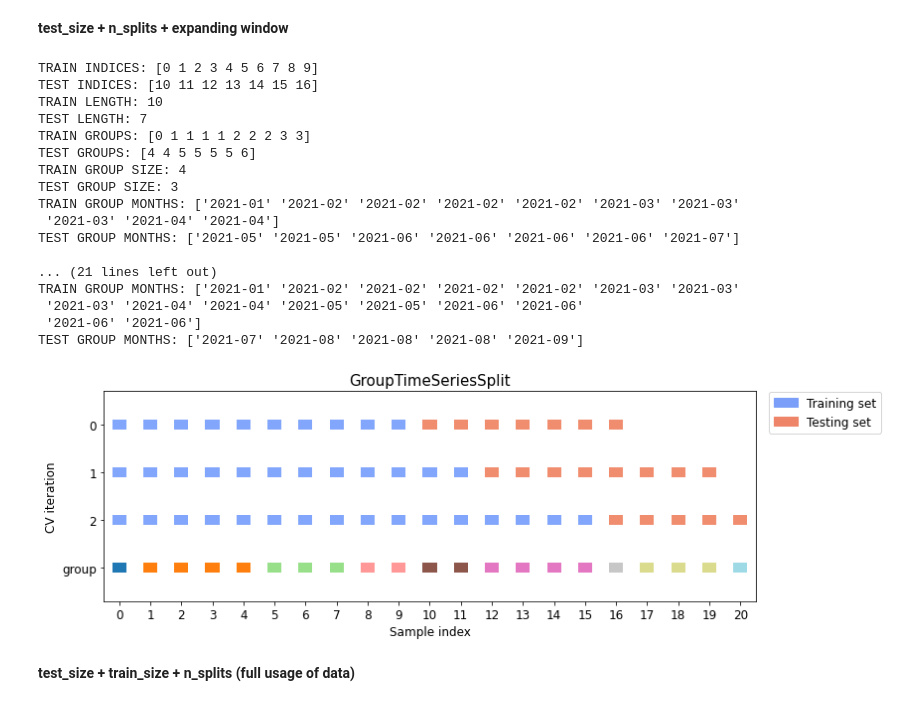
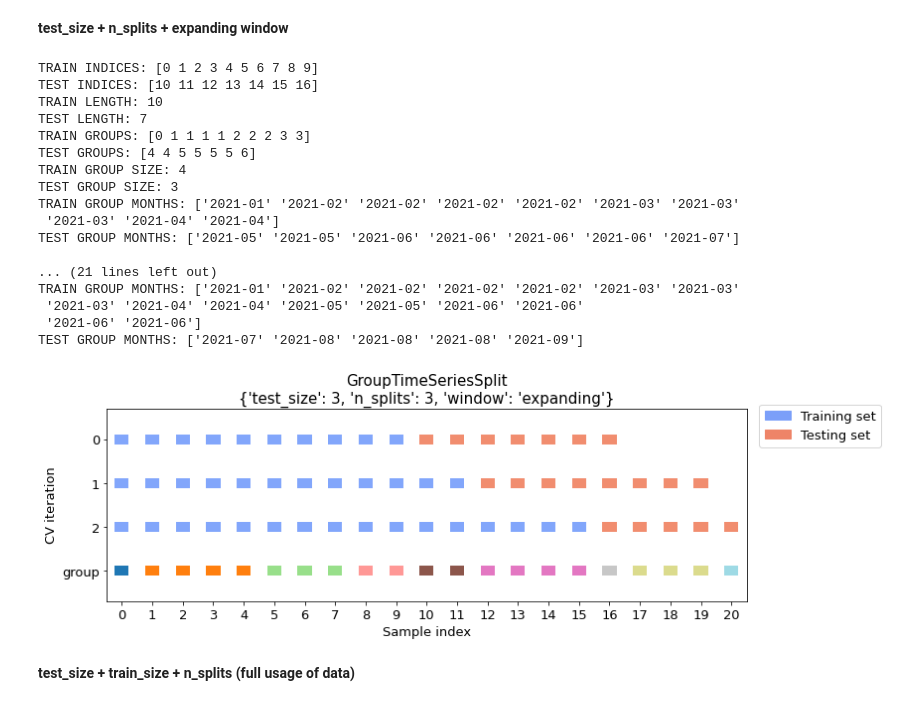
Before and after one commit to labdmitriy/ml-lab, a Jupyter notebook: notebooks/GroupTimeSeriesSplit.ipynb, the cells around one changed output. Cells and saved outputs as stored; diff of their text form; code cells hidden in the pictures.

```diff
--- a/notebooks/GroupTimeSeriesSplit.ipynb
+++ b/notebooks/GroupTimeSeriesSplit.ipynb
@@ -16,6 +16,8 @@ from matplotlib.ticker import MaxNLocator
 from ml_lab.model_selection import GroupTimeSeriesSplit
 # %%
 RANDOM_STATE = 42
+
+IMAGES_PATH = Path('../images')
 # %% [markdown]
 ## Prepare sample data
 # %% [markdown]
@@ -93,9 +95,14 @@ def test_cv(X, y, groups, **cv_args):
         print('TEST GROUP MONTHS:', X.index[test_idx].values)
         print()
 # %%
-def plot_cv_indices(cv, X, y, groups, ax, n_splits, cmap_data, cmap_cv, lw=10):
+def plot_cv_indices(cv, X, y, groups, n_splits,
+                    image_file_path=None):
     """Create a sample plot for indices of a cross-validation object."""
 
+    fig, ax = plt.subplots(figsize=(12, 4))
+    cmap_data = plt.cm.tab20
+    cmap_cv = plt.cm.coolwarm
+    lw = 10
     marker_size = 200
 
     for split_idx, (train_idx, test_idx) in enumerate(cv.split(X=X, y=y, groups=groups)):
@@ -132,37 +139,35 @@ def plot_cv_indices(cv, X, y, groups, ax, n_splits, cmap_data, cmap_cv, lw=10):
         [Patch(color=cmap_cv(0.2)), Patch(color=cmap_cv(0.8))],
         ["Training set", "Testing set"],
         loc=(1.02, 0.8),
-        fontsize=12
+        fontsize=13
     )
 
-    ax.set_title("{}".format(type(cv).__name__), fontsize=15)
+    ax.set_title('{}\n{}'.format(type(cv).__name__, cv_args), fontsize=15)
     ax.xaxis.set_major_locator(MaxNLocator(min_n_ticks=len(X), integer=True))
-    ax.set_xlabel(xlabel='Sample index', fontsize=12)
-    ax.set_ylabel(ylabel='CV iteration', fontsize=12)
-    ax.tick_params(axis='both', which='major', labelsize=12)
-    ax.tick_params(axis='both', which='minor', labelsize=12)
+    ax.set_xlabel(xlabel='Sample index', fontsize=13)
+    ax.set_ylabel(ylabel='CV iteration', fontsize=13)
+    ax.tick_params(axis='both', which='major', labelsize=13)
+    ax.tick_params(axis='both', which='minor', labelsize=13)
 
     plt.tight_layout()
+    if image_file_path:
+        plt.savefig(image_file_path, bbox_inches='tight')
     plt.show()
 
-def plot_cv(X, y, groups, **cv_args):
+def plot_cv(X, y, groups, image_file_path=None, **cv_args):
     cv = GroupTimeSeriesSplit(**cv_args)
     cv._n_groups = len(np.unique(groups))
     cv._calculate_split_params()
     n_splits = cv.n_splits
 
-    fig, axes = plt.subplots(figsize=(12, 4))
-    cmap_data = plt.cm.tab20
-    cmap_cv = plt.cm.coolwarm
-    plot_cv_indices(cv, X, y, groups, axes, n_splits,
-                    cmap_data, cmap_cv)
+    plot_cv_indices(cv, X, y, groups, n_splits,
+                    image_file_path=image_file_path)
 # %% [markdown]
 ## Check train/test split
 # %%
 cv_args = {
     'test_size': 3,
-    'n_splits': 1,
-    'gap': 0
+    'n_splits': 1
 }
 # %%
 test_cv(X, y, groups, **cv_args)
@@ -456,31 +471,33 @@ TEST GROUP MONTHS: ['2021-07' '2021-08' '2021-08' '2021-08' '2021-09']
 # %%
 cv_args = {
     'test_size': 3,
     'n_splits': 3,
     'window': 'expanding'
 }
 
 test_cv(X_train, y_train, groups_train, **cv_args)
-plot_cv(X_train, y_train, groups_train, **cv_args)
+plot_cv(X_train, y_train, groups_train,
+        image_file_path=IMAGES_PATH/'test_size_n_splits_expanding_window_cv.png',
+        **cv_args)
 # %% [output]
 TRAIN INDICES: [0 1 2 3 4 5 6 7 8 9]
 TEST INDICES: [10 11 12 13 14 15 16]
 TRAIN LENGTH: 10
 TEST LENGTH: 7
 TRAIN GROUPS: [0 1 1 1 1 2 2 2 3 3]
 TEST GROUPS: [4 4 5 5 5 5 6]
 TRAIN GROUP SIZE: 4
 TEST GROUP SIZE: 3
 TRAIN GROUP MONTHS: ['2021-01' '2021-02' '2021-02' '2021-02' '2021-02' '2021-03' '2021-03'
  '2021-03' '2021-04' '2021-04']
 TEST GROUP MONTHS: ['2021-05' '2021-05' '2021-06' '2021-06' '2021-06' '2021-06' '2021-07']
 
 ... (21 lines left out)
 TRAIN GROUP MONTHS: ['2021-01' '2021-02' '2021-02' '2021-02' '2021-02' '2021-03' '2021-03'
  '2021-03' '2021-04' '2021-04' '2021-05' '2021-05' '2021-06' '2021-06'
  '2021-06' '2021-06']
 TEST GROUP MONTHS: ['2021-07' '2021-08' '2021-08' '2021-08' '2021-09']
-[figure, old version]
+[figure, new version]
 # %% [markdown]
 **test_size + train_size + n_splits (full usage of data)**
 # %%
```
Also changed, not shown: parts of 8 cells of this notebook, 9 other files.
